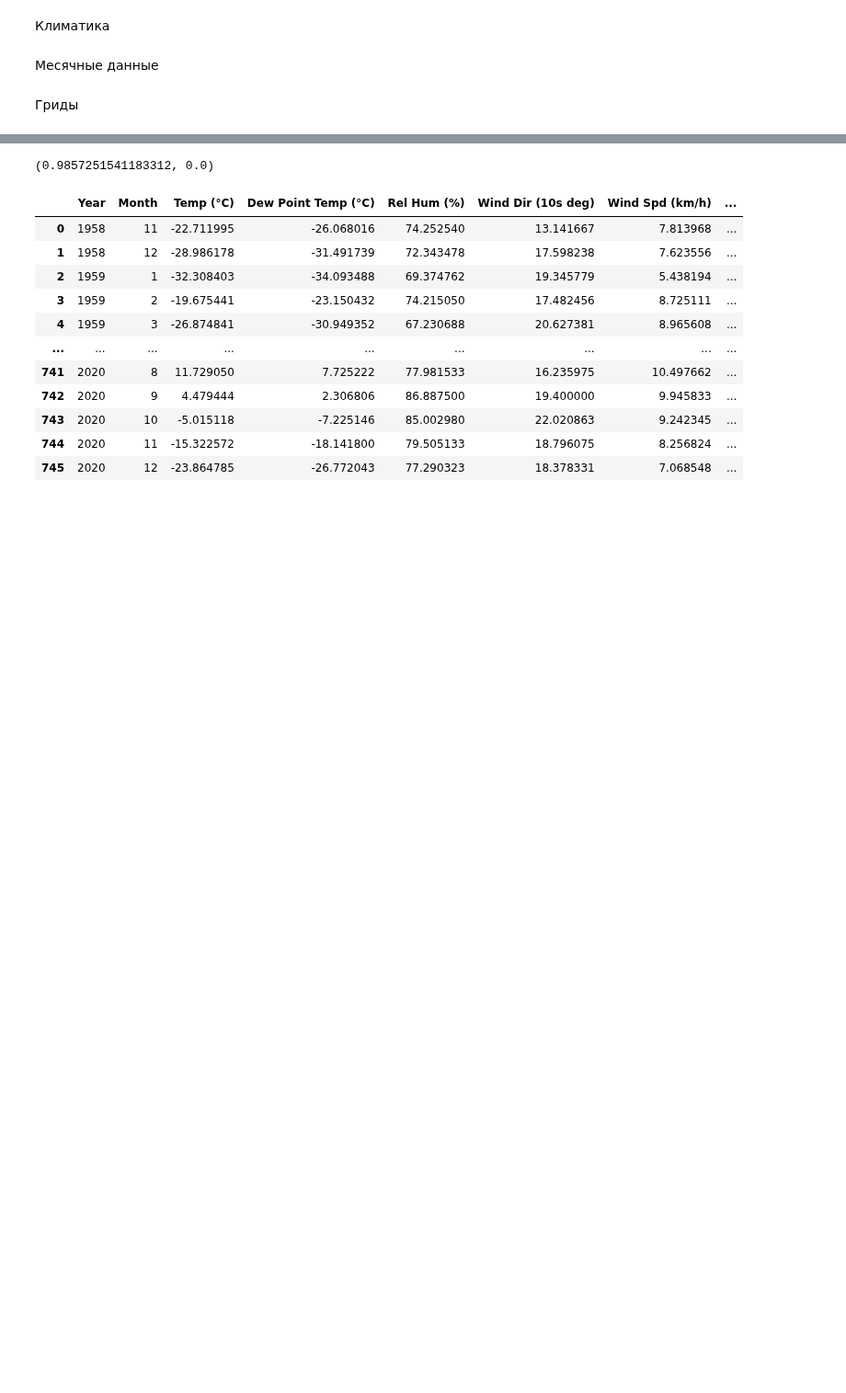
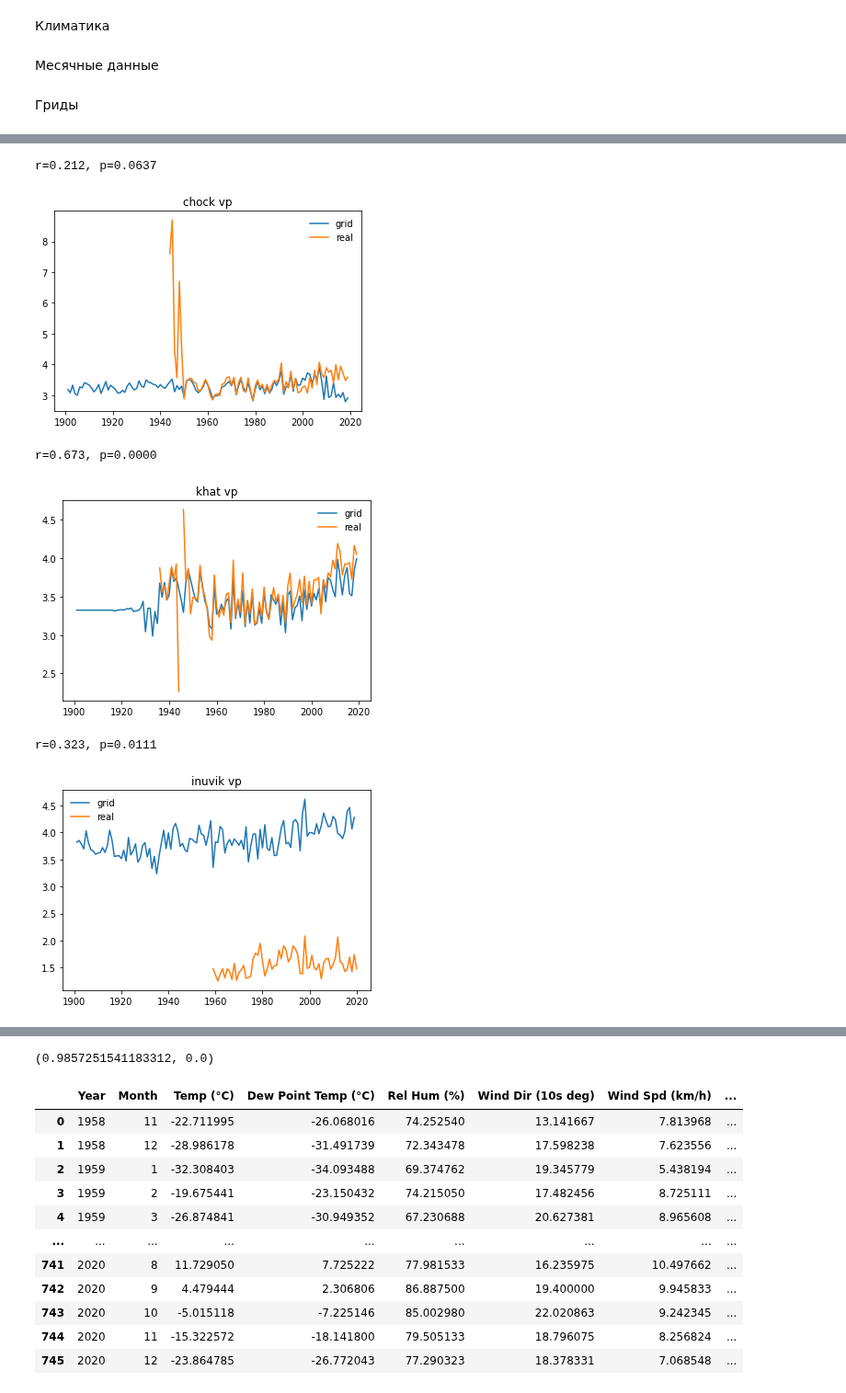
Before and after one commit to mikewellmeansme/trs-isotopes-analyser, a Jupyter notebook: playground.ipynb, the cells around one changed output, grey strips where cells are left out. Shown at 92% size. Cells and saved outputs as stored; diff of their text form; code cells hidden in the pictures; blank space fills up the shorter version.

```diff
--- a/playground.ipynb
+++ b/playground.ipynb
@@ -183,4 +297,19 @@ df = pd.read_csv('input\Канада\Инувик\По Месяцам\INUVIK_A_1
 from climate_weather_gc_ca import montly_to_measurement
 # %%
 res_df = montly_to_measurement(df, 'Temp (°C)')
+# %%
+grid_vp_C = pd.read_csv('output/__Файлы__/грид_vpd/чокурдах_грид_VP_точнее.csv')
+grid_vp_H = pd.read_csv('output/__Файлы__/грид_vpd/хатанга_грид_VP_точнее.csv')
+grid_vp_I = pd.read_csv('output/__Файлы__/грид_vpd/инувик_грид_VP_точнее.csv')
+# %%
+plot_mean_ds(grid_vp_C, mean_vpd_C, 'chock vp', 'grid', 'real')
+plot_mean_ds(grid_vp_H, mean_vpd_H, 'khat vp', 'grid', 'real')
+plot_mean_ds(grid_vp_I, mean_VPD_I, 'inuvik vp', 'grid', 'real')
+# %% [output]
+r=0.212, p=0.0637
+[figure, added]
+r=0.673, p=0.0000
+[figure, added]
+r=0.323, p=0.0111
+[figure, added]
 # %%
```
Also changed, not shown: parts of 18 cells of this notebook, 2 other files.
